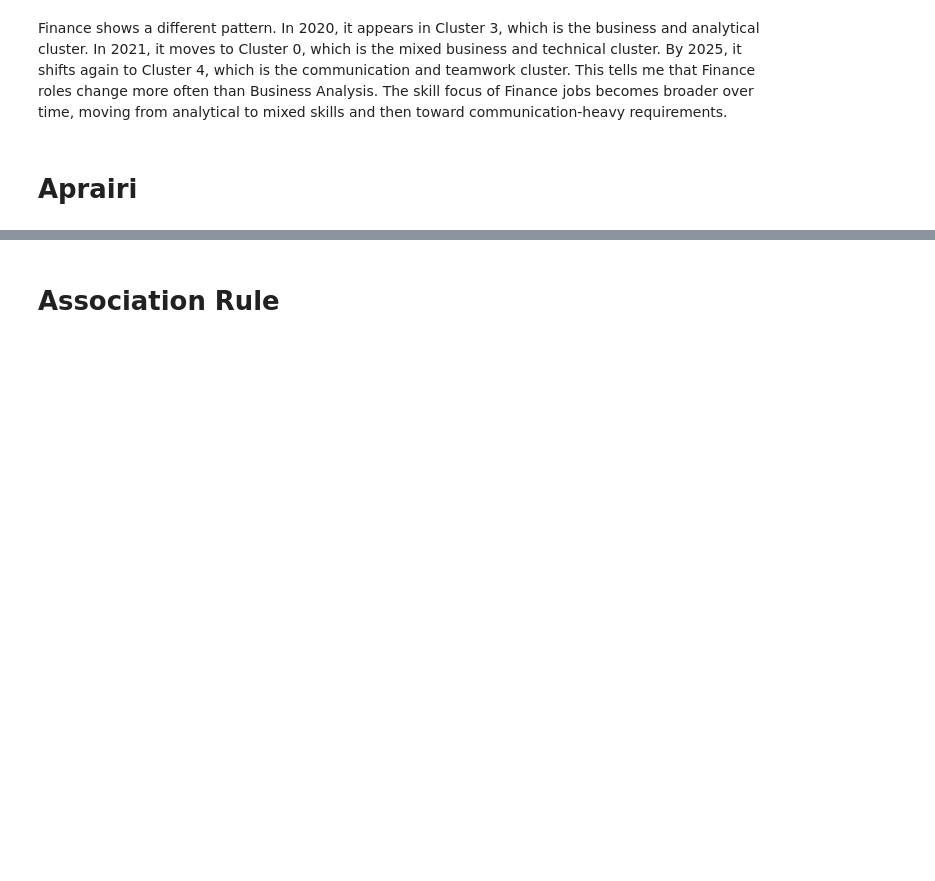
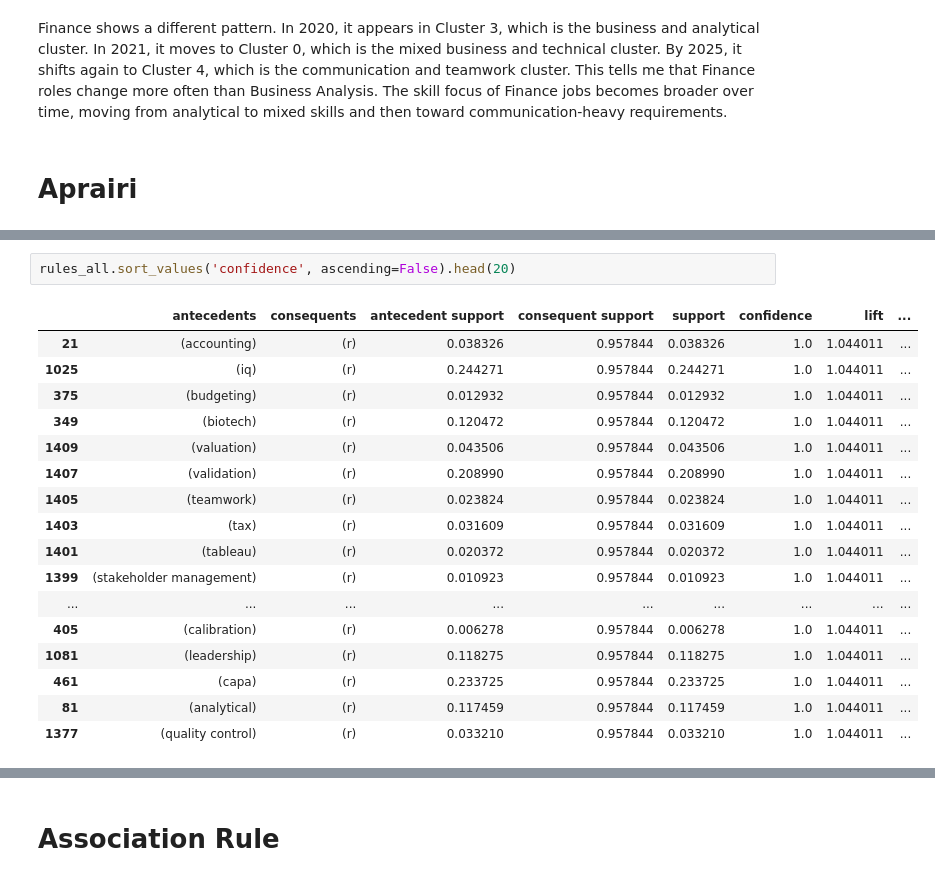
Before and after one commit to crystalclcm/Dissertation-Crystal-Matticks, a Jupyter notebook: 02_job_ads_cleaning.ipynb, the cells around one changed output, grey strips where cells are left out. Drawn from its saved outputs; the diff is of its cells as text; blank space fills up the shorter version.

```diff
--- a/02_job_ads_cleaning.ipynb
+++ b/02_job_ads_cleaning.ipynb
@@ -1619,0 +1761,20 @@ Finance shows a different pattern. In 2020, it appears in Cluster 3, which is th
+# %%
+rules_all.sort_values('confidence', ascending=False).head(20)
+# %% [output]
+|  | antecedents | consequents | antecedent support | consequent support | support | confidence | lift | ... |
+| 21 | (accounting) | (r) | 0.038326 | 0.957844 | 0.038326 | 1.0 | 1.044011 | ... |
+| 1025 | (iq) | (r) | 0.244271 | 0.957844 | 0.244271 | 1.0 | 1.044011 | ... |
+| 375 | (budgeting) | (r) | 0.012932 | 0.957844 | 0.012932 | 1.0 | 1.044011 | ... |
+| 349 | (biotech) | (r) | 0.120472 | 0.957844 | 0.120472 | 1.0 | 1.044011 | ... |
+| 1409 | (valuation) | (r) | 0.043506 | 0.957844 | 0.043506 | 1.0 | 1.044011 | ... |
+| 1407 | (validation) | (r) | 0.208990 | 0.957844 | 0.208990 | 1.0 | 1.044011 | ... |
+| 1405 | (teamwork) | (r) | 0.023824 | 0.957844 | 0.023824 | 1.0 | 1.044011 | ... |
+| 1403 | (tax) | (r) | 0.031609 | 0.957844 | 0.031609 | 1.0 | 1.044011 | ... |
+| 1401 | (tableau) | (r) | 0.020372 | 0.957844 | 0.020372 | 1.0 | 1.044011 | ... |
+| 1399 | (stakeholder management) | (r) | 0.010923 | 0.957844 | 0.010923 | 1.0 | 1.044011 | ... |
+| ... | ... | ... | ... | ... | ... | ... | ... | ... |
+| 405 | (calibration) | (r) | 0.006278 | 0.957844 | 0.006278 | 1.0 | 1.044011 | ... |
+| 1081 | (leadership) | (r) | 0.118275 | 0.957844 | 0.118275 | 1.0 | 1.044011 | ... |
+| 461 | (capa) | (r) | 0.233725 | 0.957844 | 0.233725 | 1.0 | 1.044011 | ... |
+| 81 | (analytical) | (r) | 0.117459 | 0.957844 | 0.117459 | 1.0 | 1.044011 | ... |
+| 1377 | (quality control) | (r) | 0.033210 | 0.957844 | 0.033210 | 1.0 | 1.044011 | ... |
```
Also changed, not shown: parts of 15 cells of this notebook.
